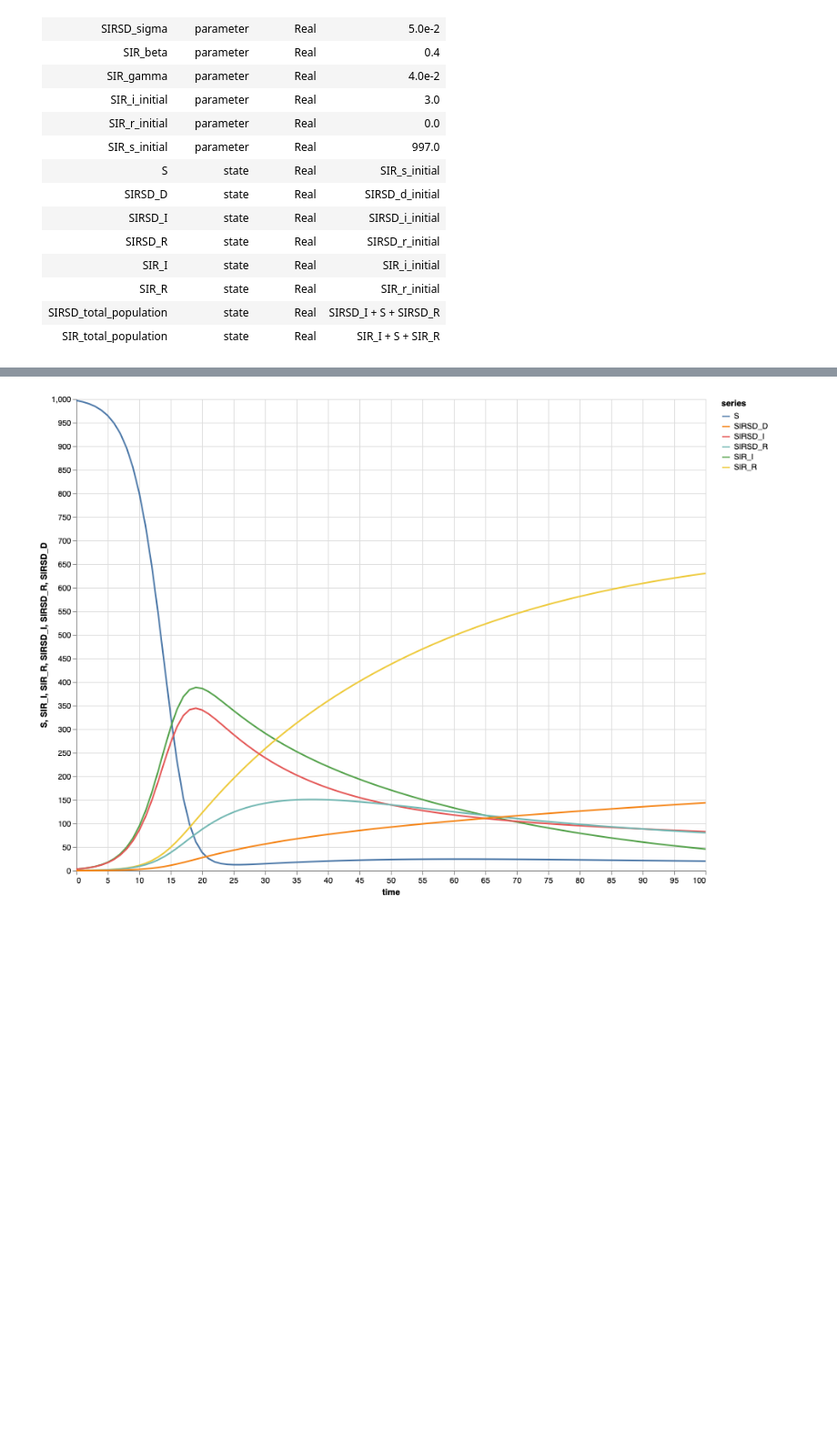
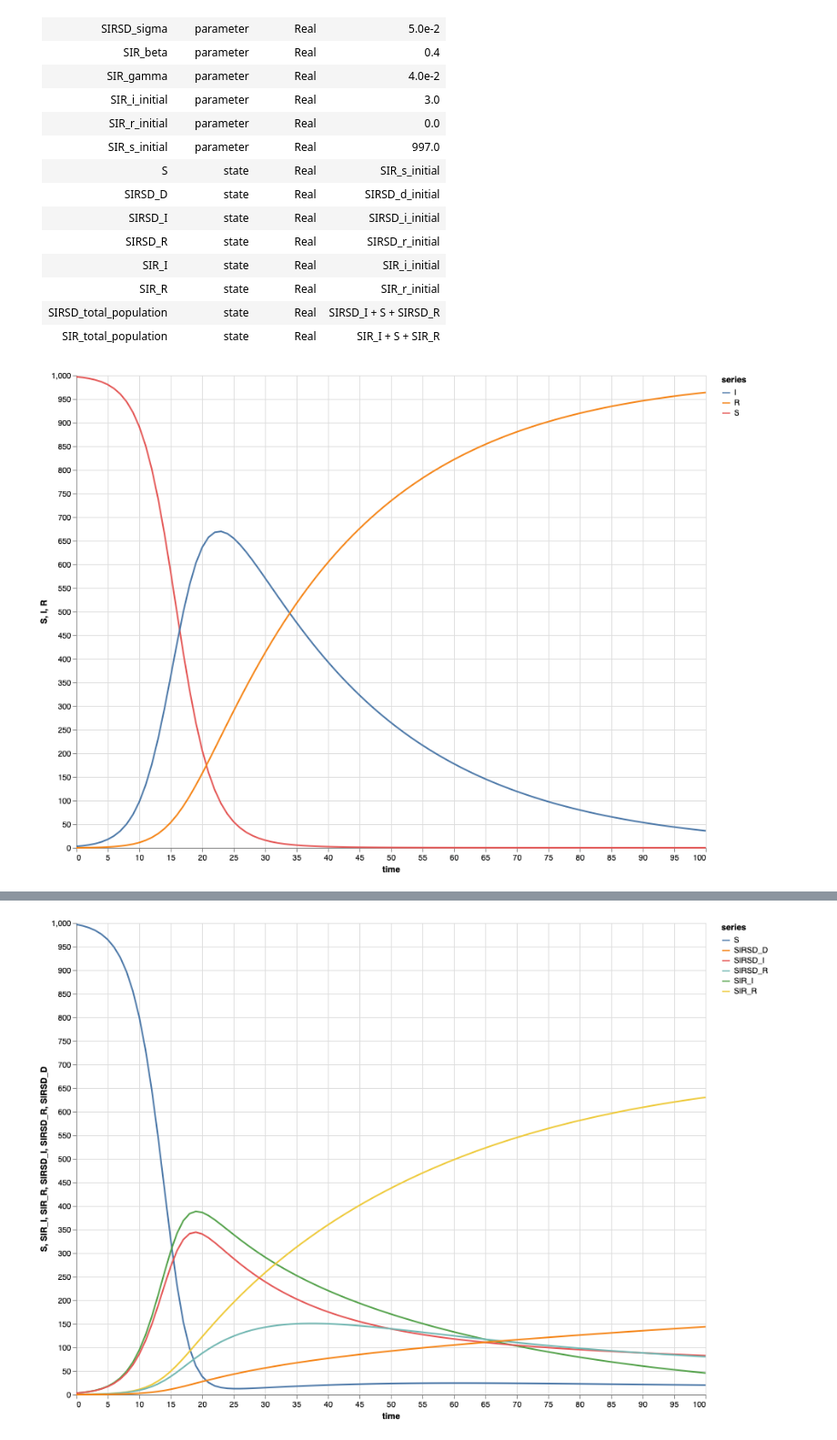
Before and after one commit to GaloisInc/ASKE-E, a Jupyter notebook: jupyter/join.ipynb, the cells around one changed output, grey strips where cells are left out. Shown at 91% size. Saved outputs shown, nothing was run; the diff lists cells and outputs as text; code cells hidden in the pictures; blank space fills up the shorter version.

```diff
--- a/jupyter/join.ipynb
+++ b/jupyter/join.ipynb
@@ -33,3 +33,13 @@ modelGraph(sir)
 modelGraph(sirsd)
 # %%
 modelGraph(joined)
+# %%
+sirPoints = simulate(sir at [0..100 by 1])
+
+S = series(value(sirPoints.S), "S", {{ style = "lines" }})
+I = series(value(sirPoints.I), "I", {{ style = "lines" }})
+R = series(value(sirPoints.R), "R", {{ style = "lines" }})
+
+plot("", [S, I, R], time(sirPoints), "time")
+# %% [output]
+[figure, added]
```
Also changed, not shown: parts of 1 cell of this notebook, 1 other file.
